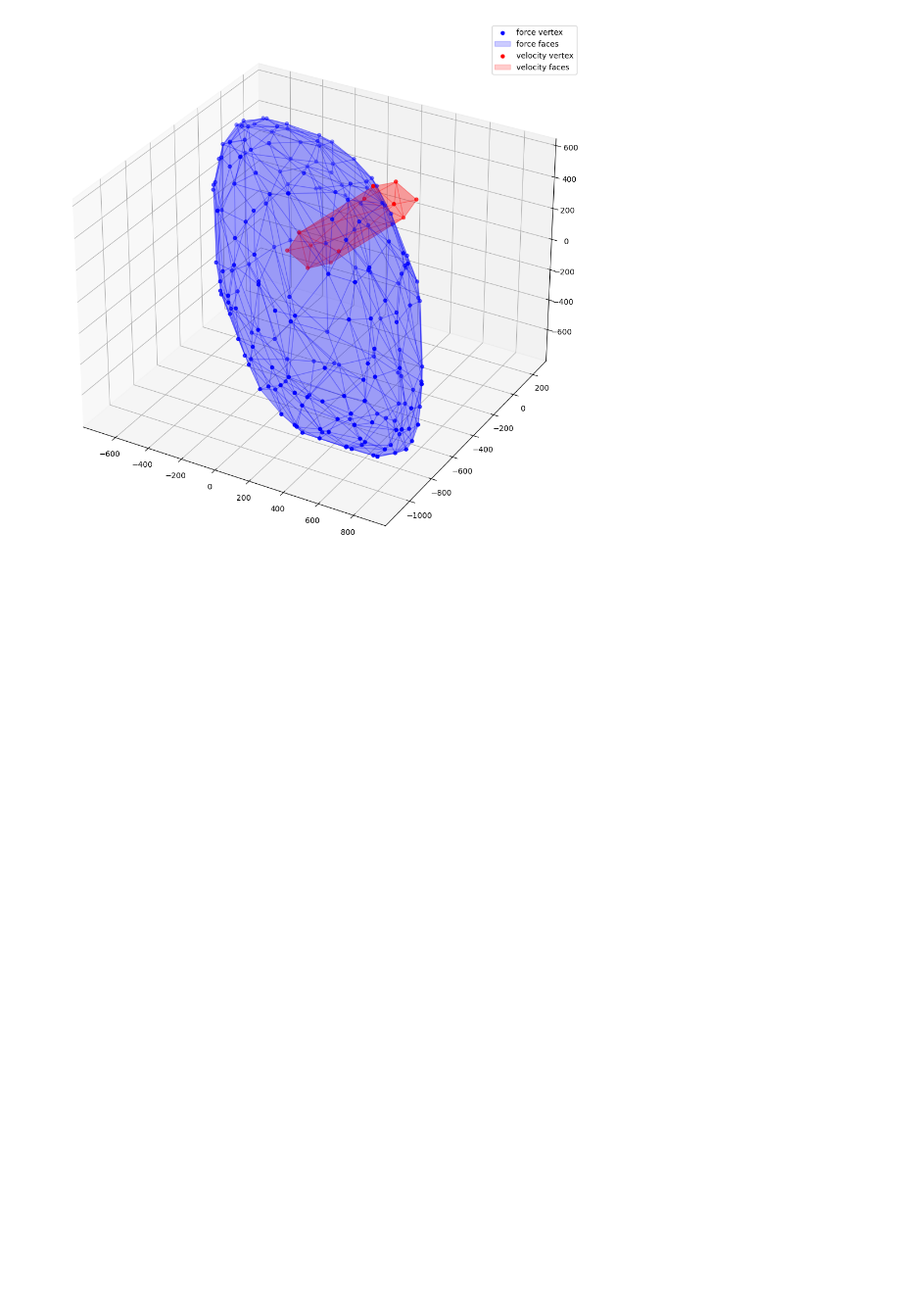
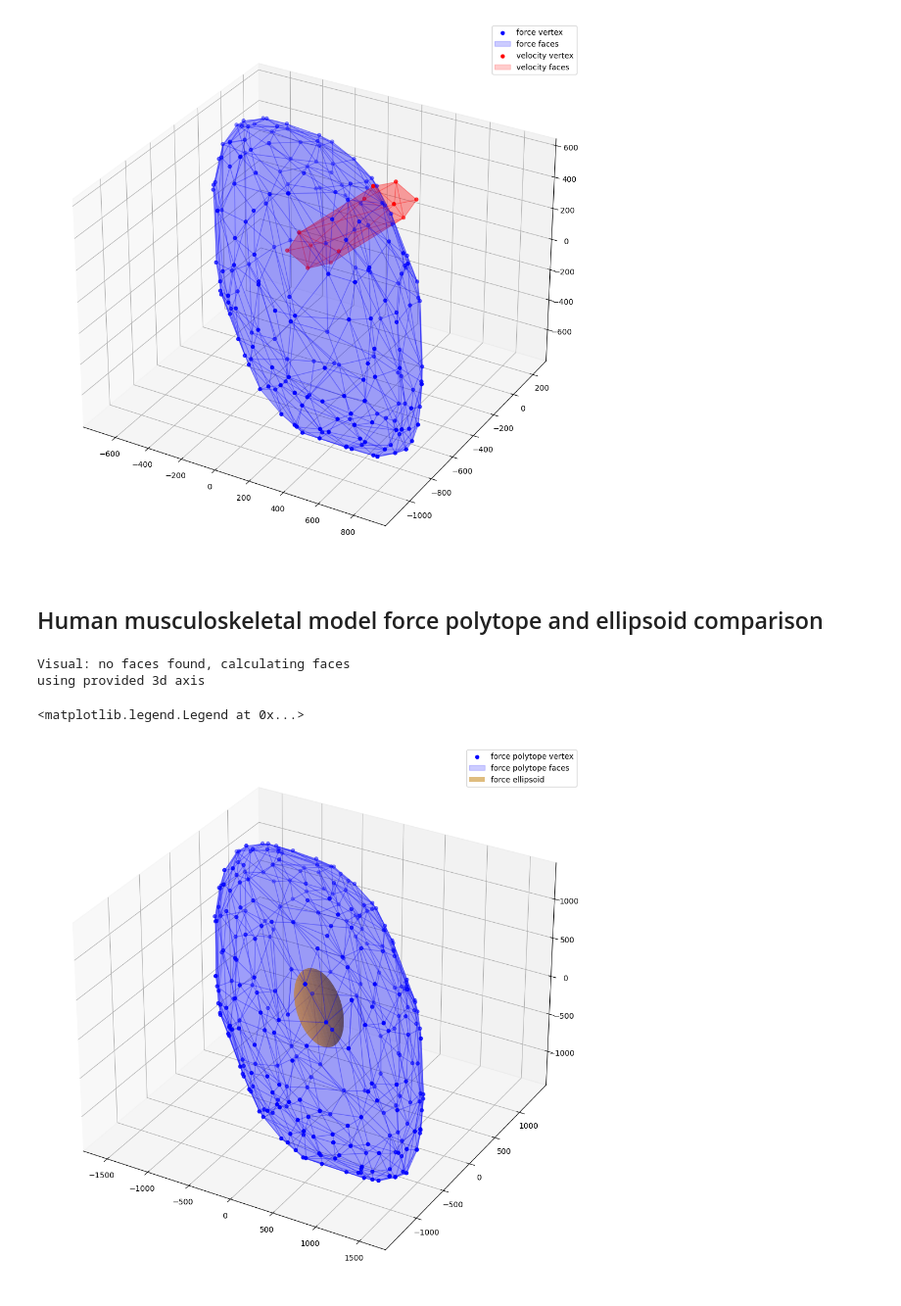
Before and after one commit to auctus-team/pycapacity, a Jupyter notebook: examples/notebooks/demo_simple.ipynb, the cells around one changed output. Shown at 98% size. Drawn from its saved outputs; the diff is of its cells as text; code cells hidden in the pictures; blank space fills up the shorter version.

Commit message:
added human ellipsoids

```diff
--- a/examples/notebooks/demo_simple.ipynb
+++ b/examples/notebooks/demo_simple.ipynb
@@ -341,3 +341,37 @@ Visual: no faces found, calculating faces
 using provided 3d axis
 <matplotlib.legend.Legend at 0x...>
 [figure]
+# %% [markdown]
+## Human musculoskeletal model force polytope and ellipsoid comparison
+# %%
+# force polytope
+f_poly = capacity.force_polytope(J,N, -F_max, F_max, tol=10) # cal culate the polytope vertices and faces
+f_ellip = capacity.force_ellipsoid(J,N,F_max)
+# %%
+# uncomment for interactive plots
+# %matplotlib widget
+
+fig = plt.figure(6, figsize=[10,10])
+
+# plot polytope
+plot_polytope(plot=fig,
+               polytope=f_poly,
+               face_color='blue',
+               edge_color='blue',
+               vertex_color='blue',
+               label='force polytope',
+               alpha=0.2)
+
+plot_ellipsoid(plot=fig,
+               ellipsoid=f_ellip,
+               color='orange',
+               label='force ellipsoid',
+               alpha=0.5)
+
+plt.tight_layout()
+plt.legend()
+# %% [output]
+Visual: no faces found, calculating faces
+using provided 3d axis
+<matplotlib.legend.Legend at 0x...>
+[figure, added]
```
Also changed, not shown: parts of 3 cells of this notebook, 4 other files.
